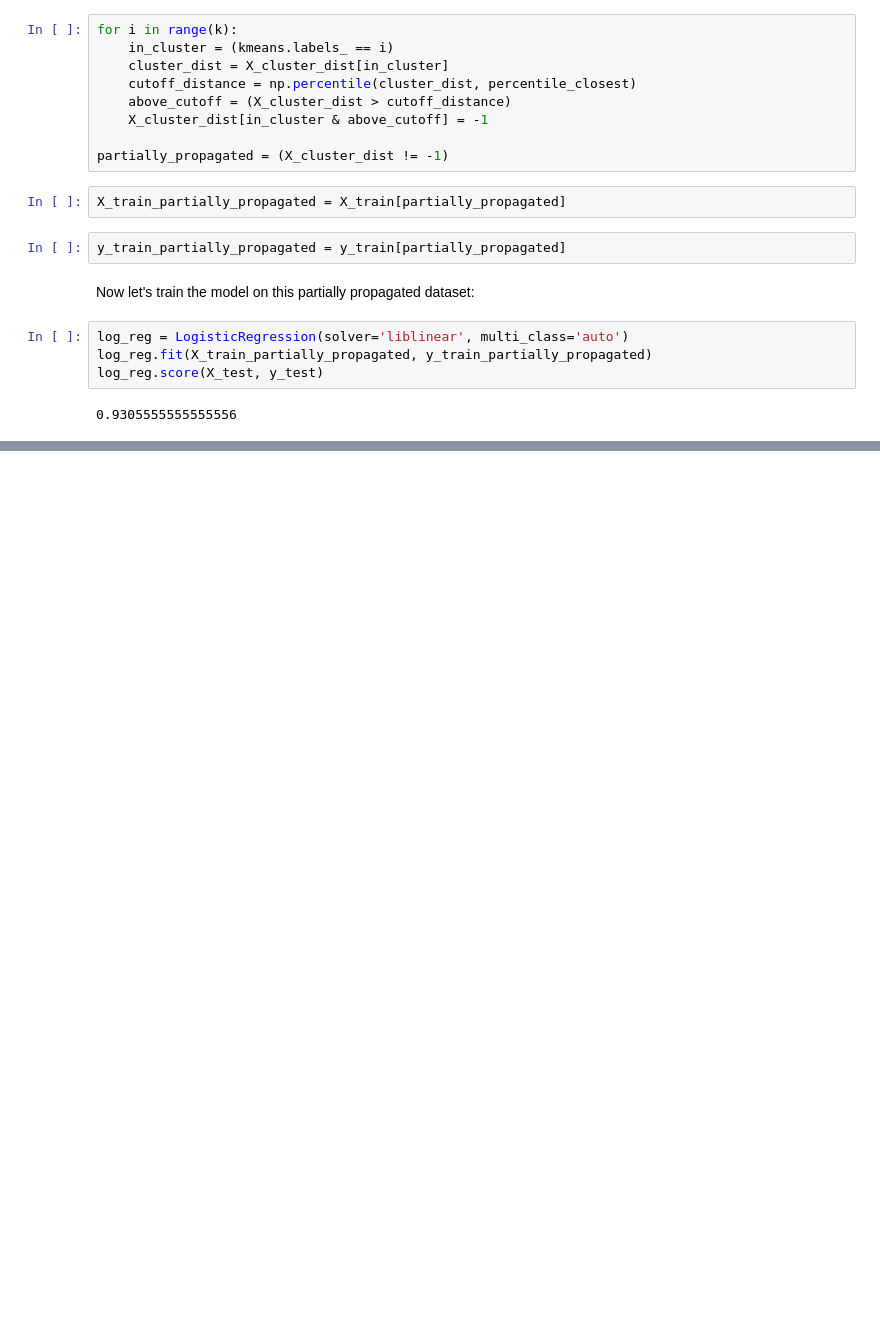
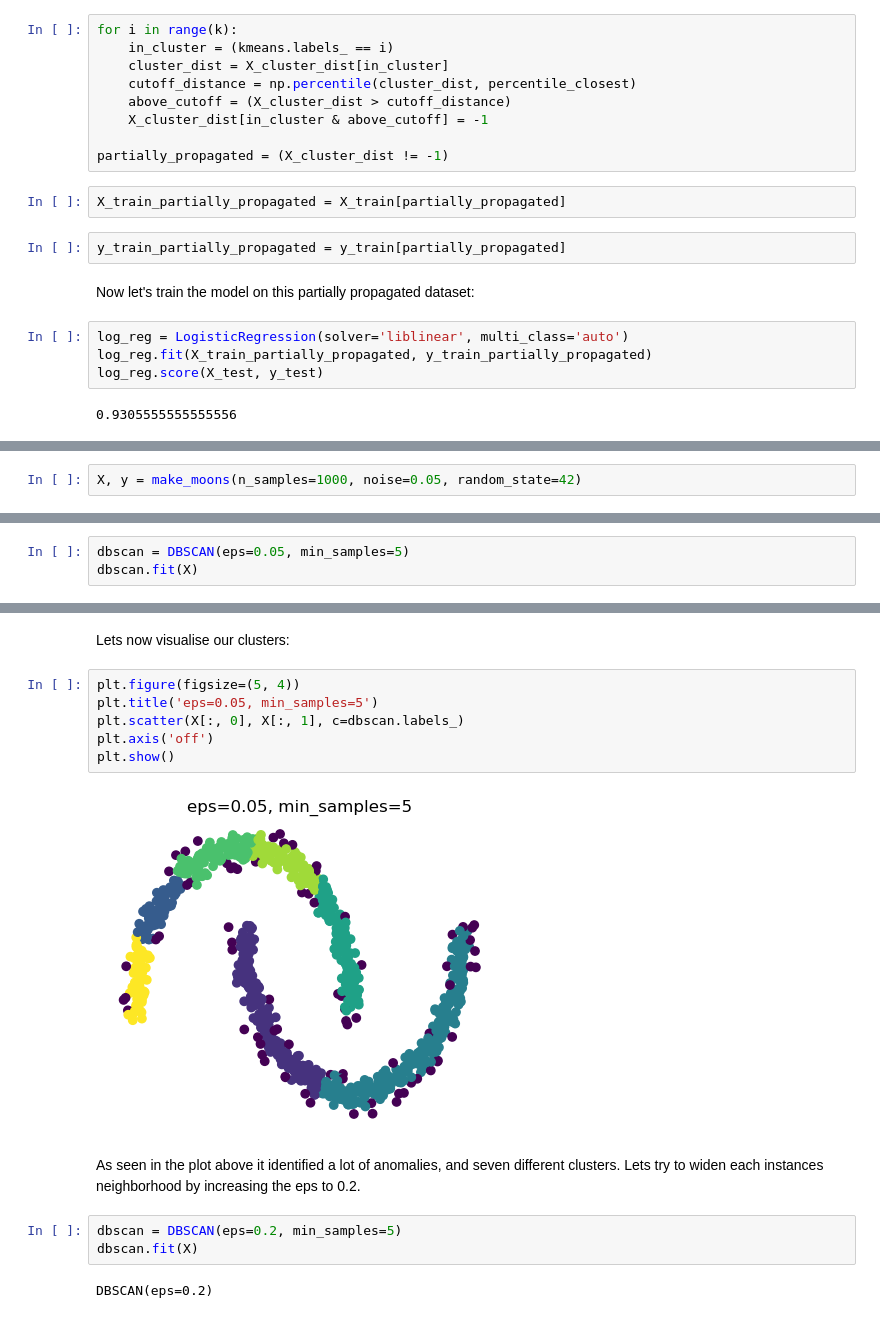
Before and after one commit to rishabhrao12/machine-learning, a Jupyter notebook: Part1-MachineLearning/Ch09-UnsupervisedLearning/UnsupervisedLearning.ipynb, the cells around one changed output, grey strips where cells are left out. Saved outputs shown, nothing was run; the diff lists cells and outputs as text; blank space fills up the shorter version.

Commit message:
Completed clustering

```diff
--- a/Part1-MachineLearning/Ch09-UnsupervisedLearning/UnsupervisedLearning.ipynb
+++ b/Part1-MachineLearning/Ch09-UnsupervisedLearning/UnsupervisedLearning.ipynb
@@ -502,0 +516,2 @@ This completes the subsection on K-Means. In the next section we will look at an
+# %%
+X, y = make_moons(n_samples=1000, noise=0.05, random_state=42)
@@ -502,0 +520,3 @@ This completes the subsection on K-Means. In the next section we will look at an
+# %%
+dbscan = DBSCAN(eps=0.05, min_samples=5)
+dbscan.fit(X)
@@ -502,0 +573,17 @@ This completes the subsection on K-Means. In the next section we will look at an
+# %% [markdown]
+Lets now visualise our clusters:
+# %%
+plt.figure(figsize=(5, 4))
+plt.title('eps=0.05, min_samples=5')
+plt.scatter(X[:, 0], X[:, 1], c=dbscan.labels_)
+plt.axis('off')
+plt.show()
+# %% [output]
+[figure, added]
+# %% [markdown]
+As seen in the plot above it identified a lot of anomalies, and seven different clusters. Lets try to widen each instances neighborhood by increasing the eps to 0.2.
+# %%
+dbscan = DBSCAN(eps=0.2, min_samples=5)
+dbscan.fit(X)
+# %% [output]
+DBSCAN(eps=0.2)
```
Also changed, not shown: parts of 27 cells of this notebook.
